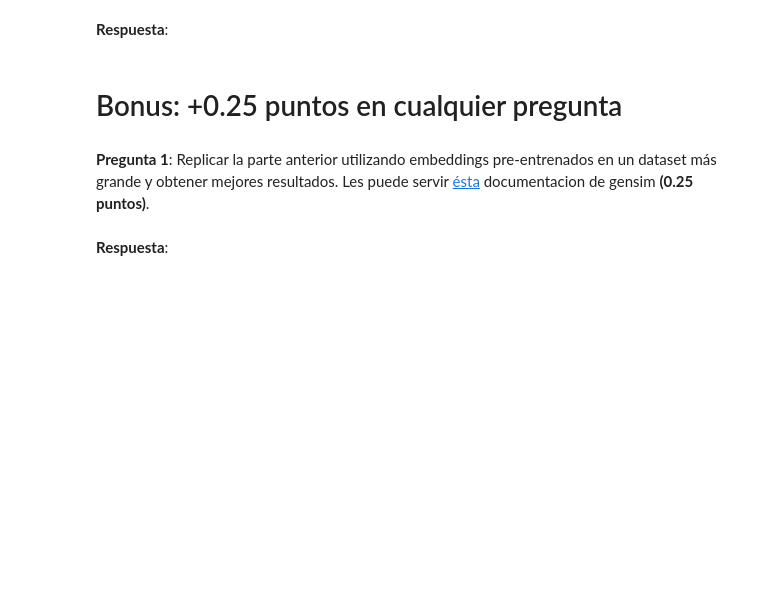
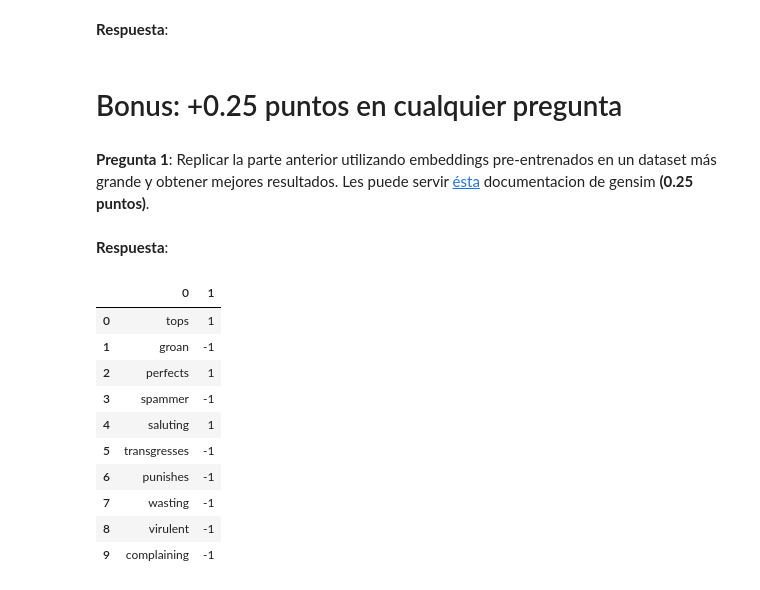
Before and after one commit to cristobalperezp/CC6205-NLP, a Jupyter notebook: Tarea_3_Word_Embeddings.ipynb, the cells around one changed output. Cells and saved outputs as stored; diff of their text form; code cells hidden in the pictures; blank space fills up the shorter version.

```diff
--- a/Tarea_3_Word_Embeddings.ipynb
+++ b/Tarea_3_Word_Embeddings.ipynb
@@ -304,3 +311,20 @@ X_train, X_test, y_train, y_test = train_test_split(X, y, random_state=0, test_s
 **Pregunta 1**: Replicar la parte anterior utilizando embeddings pre-entrenados en un dataset más grande y obtener mejores resultados. Les puede servir [ésta](https://radimrehurek.com/gensim/downloader.html#module-gensim.downloader) documentacion de gensim **(0.25 puntos)**.
 # %% [markdown]
 **Respuesta**:
+# %%
+AFINN = '/content/CC6205-NLP/AFINN_full.csv'
+df_afinn = pd.read_csv(AFINN, sep='\t', header=None)
+# %%
+df_afinn.head(10)
+# %% [output]
+|  | 0 | 1 |
+| 0 | tops | 1 |
+| 1 | groan | -1 |
+| 2 | perfects | 1 |
+| 3 | spammer | -1 |
+| 4 | saluting | 1 |
+| 5 | transgresses | -1 |
+| 6 | punishes | -1 |
+| 7 | wasting | -1 |
+| 8 | virulent | -1 |
+| 9 | complaining | -1 |
```
Also changed, not shown: parts of 16 cells of this notebook.
